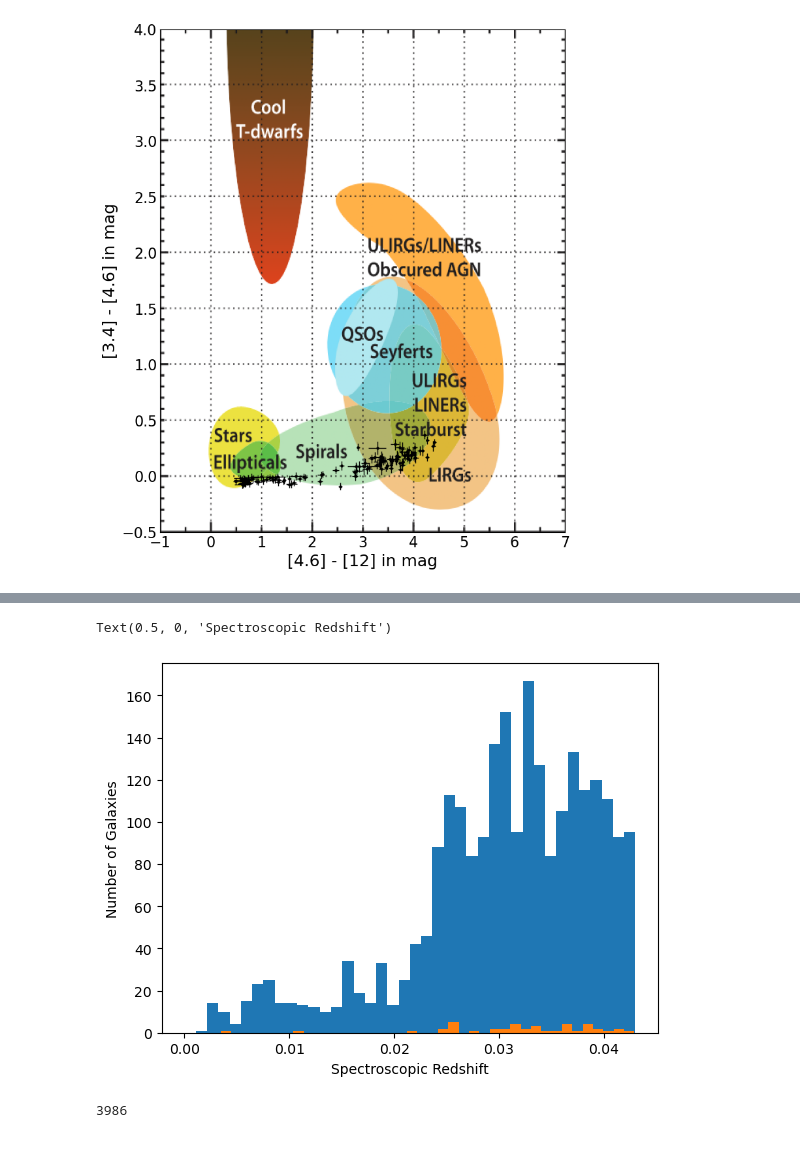
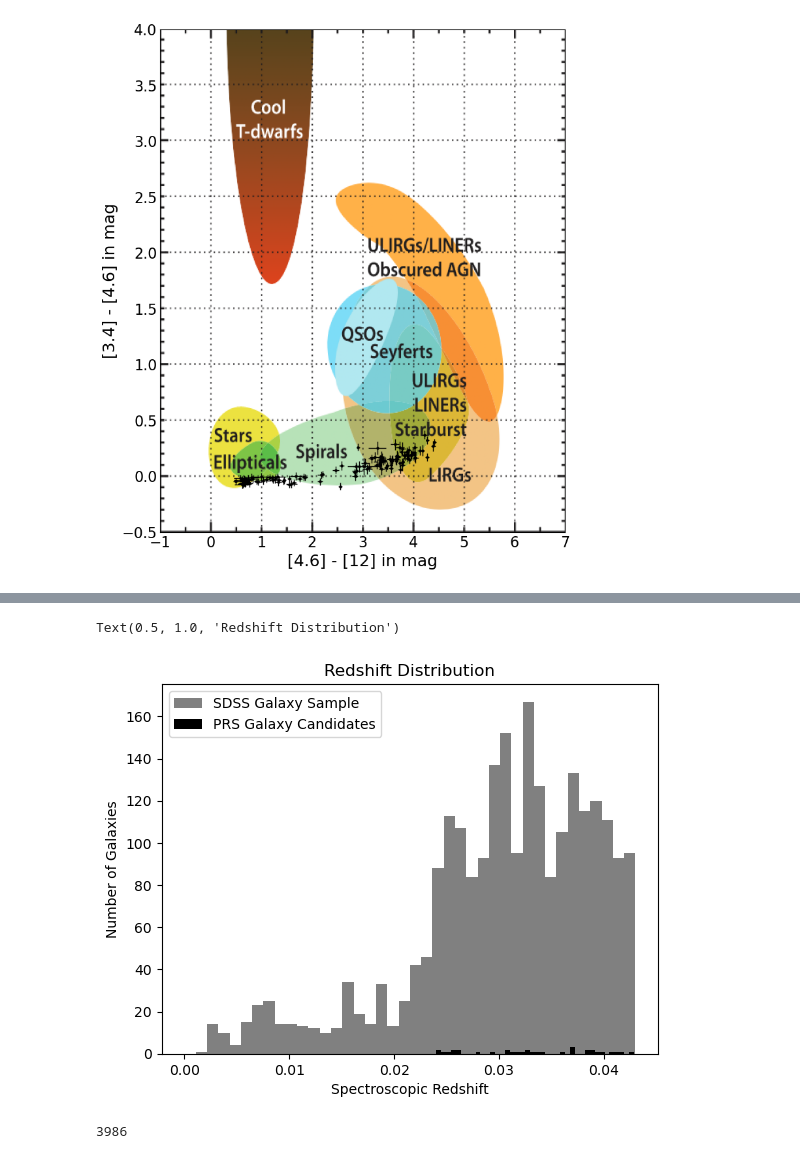
Before and after one commit to spelesky/Research, a Jupyter notebook: Summer Research.ipynb, the cells around one changed output, grey strips where cells are left out. Saved outputs shown, nothing was run; the diff lists cells and outputs as text; code cells hidden in the pictures.

```diff
--- a/Summer Research.ipynb
+++ b/Summer Research.ipynb
@@ -772,7 +983,7 @@ x = np.linspace(-10, 100, 100)
 def g(x):
     return (1.71*10**21)*x
 for source in range(len(HECATEsfr)):
-    plt.scatter(HECATEsfr[source], Flux[source], s = 8, c = colors[source])
+    plt.scatter(HECATEsfr[source], Flux[source], s = 8, color = 'black')
     #plt.text(HECATEsfr[source], Flux[source], str(source), fontsize=8)
 
 plt.plot(x, f(x), linestyle='dashed',color='black')
@@ -783,5 +994,6 @@ plt.xlabel('SFR ($M_{\odot}$ yr$^{-1}$)')
 plt.ylim(10e16,10e23)
 plt.xlim(10e-4, 10)
 plt.ylabel('L (W Hz$^{-1}$)')
+plt.title('HECATE SFR vs. L')
 plt.show()
 # %% [output]
@@ -788,0 +1024,21 @@ plt.show()
+# %%
+#don't change
+cSFR = np.array(finalList['C Log(SFR)'][:41]).astype(np.float64)
+def f(x):
+    return (1.25*10**22)*x
+x = np.linspace(-10, 100, 100)
+def g(x):
+    return (1.71*10**21)*x
+for source in range(len(cSFR)):
+    plt.scatter(cSFR[source], Flux[source], s = 8, color = 'black')
+
+plt.plot(x, f(x), linestyle='dashed',color='black')
+plt.plot(x, g(x), color='black')
+plt.yscale('log')
+plt.xscale('log')
+plt.xlabel('SFR ($M_{\odot}$ yr$^{-1}$)')
+plt.ylim(10e16,10e23)
+plt.xlim(10e-4, 10)
+plt.ylabel('L (W Hz$^{-1}$)')
+plt.title('Coronal SFR vs. L')
+plt.show()
@@ -881,4 +1179,5 @@ plt.show()
 # %%
+#WHAN plot
 Walpha_err = []
 Walpha = []
 Nx = []
@@ -887,13 +1186,13 @@ for source in range(len(Wa)):
     if HAlpha[source] != 0 and Wa[source] != 0:
         Walpha.append(Wa[source])
         Walpha_err.append(Wa[source] * np.sqrt((HAlpha_err[source]/HAlpha[source])**2+(cont_err[source]/(HAlpha[source]*Wa[source])**2)))
-        Nx.append(NII6549[source]/HAlpha[source])
-        Nx_err.append(np.log((NII6549[source]/HAlpha[source])*np.sqrt((NII6549_err[source]/NII6549[source])**2+(HAlpha_err[source]/HAlpha[source])**2)))
+        Nx.append(NII6549[source]-HAlpha[source])
+        Nx_err.append(np.log((NII6549[source]-HAlpha[source])*np.sqrt((NII6549_err[source]/NII6549[source])**2+(HAlpha_err[source]/HAlpha[source])**2)))
     elif HAlpha[source] != 0:
         Walpha.append(Wa[source])
         Walpha_err.append(0)
-        Nx.append(NII6549[source]/HAlpha[source])
-        Nx_err.append(np.log((NII6549[source]/HAlpha[source])*np.sqrt((NII6549_err[source]/NII6549[source])**2+(HAlpha_err[source]/HAlpha[source])**2)))
+        Nx.append(NII6549[source]-HAlpha[source])
+        Nx_err.append(np.log((NII6549[source]-HAlpha[source])*np.sqrt((NII6549_err[source]/NII6549[source])**2+(HAlpha_err[source]/HAlpha[source])**2)))
 
 plt.scatter(Nx,Walpha,c='black',s=5)
 plt.errorbar(Nx_err, Walpha,
@@ -905,9 +1204,8 @@ plt.errorbar(Nx_err, Walpha,
             elinewidth=1)
 plt.xlabel(r'$\mathrm{log([NII]/H\alpha)}$', fontsize='large')
 plt.ylabel(r'$\mathrm{W_{H\alpha}}$', fontsize='large')
-plt.yscale('log')
-plt.xscale('log')
-plt.ylim(0,max(Walpha)+15)
+plt.xlim(-1.75, 0)
+plt.ylim(0,max(Walpha)+3)
 plt.plot((-0.4,-0.4),(0,max(Walpha)+15), 'k--', scaley = True, scalex= True)
 plt.plot((-3,0),(3,3), 'k--', scaley = True, scalex= True)
 # %% [output]
@@ -936,15 +1240,18 @@ sSFR_plot()
 # %%
+#spectroscopic redshfit distribution plot
 SDSSz = []
 for source in range(len(SDSS)):
     if SDSS[source]['zsp'] != 0:
         SDSSz.append(SDSS[source]['zsp'])
-plt.hist(SDSSz, range=(0,0.043), bins = 40)
-plt.hist(redshift, bins = 40)
+plt.hist(SDSSz, range=(0,0.043), bins = 40, color='grey',label='SDSS Galaxy Sample')
+plt.hist(redshift, bins = 40,color='black',label='PRS Galaxy Candidates')
+plt.legend()
 plt.ylabel('Number of Galaxies')
 plt.xlabel('Spectroscopic Redshift')
+plt.title('Redshift Distribution')
 # %% [output]
-Text(0.5, 0, 'Spectroscopic Redshift')
+Text(0.5, 1.0, 'Redshift Distribution')
-[figure, old version]
+[figure, new version]
 # %%
 #Chance Assocaition Probability
 # %%
```
Also changed, not shown: parts of 72 cells of this notebook, 3 other files.
